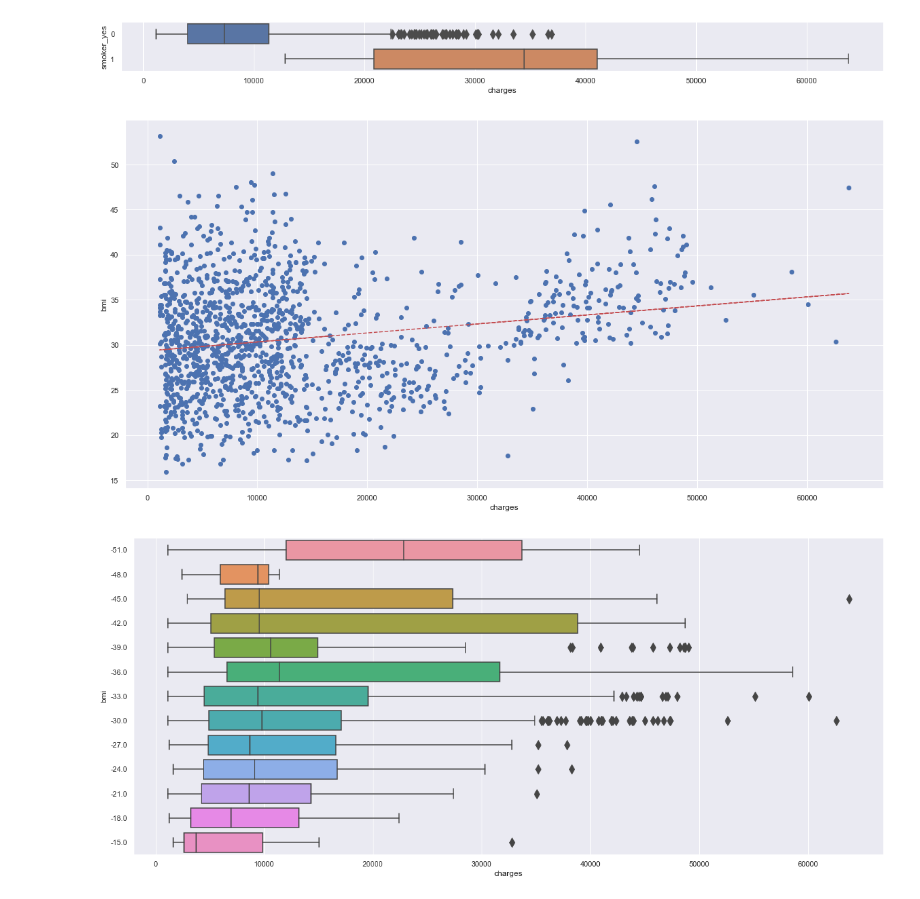
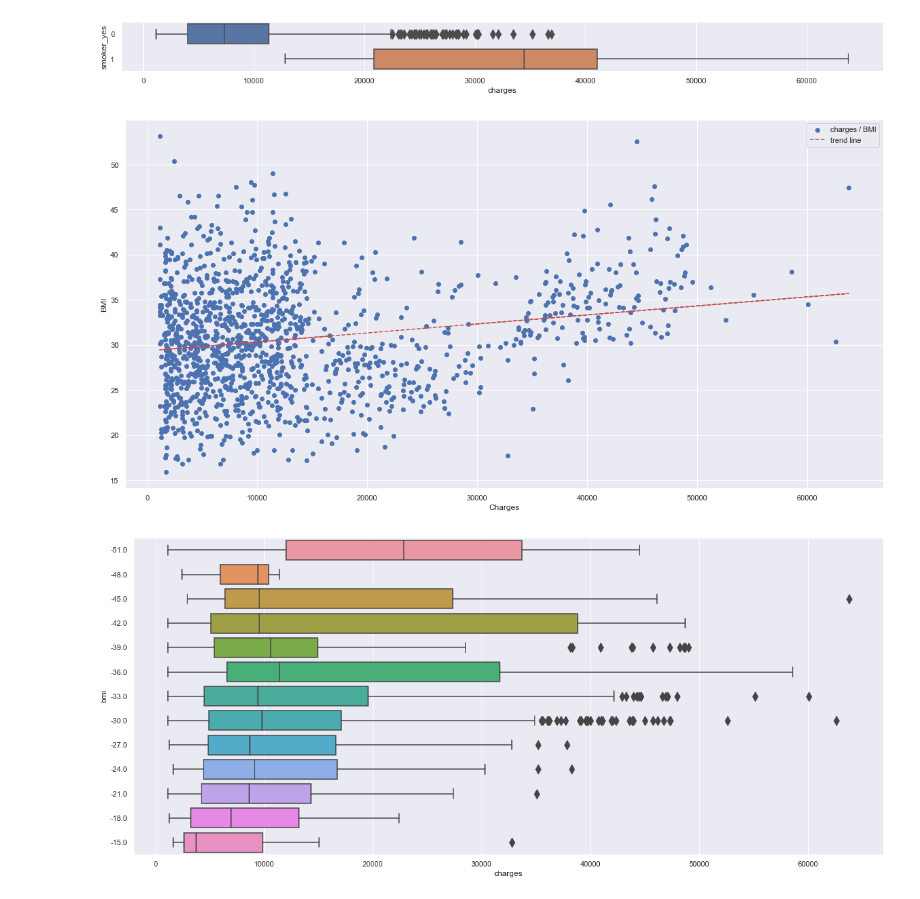
Before and after one commit to infoshareacademy/jdszr6-grupa-bez-nazwy, a Jupyter notebook: ML_project/ML-ubezpieczenia_zdrowotne_202205232213.ipynb, the cells around one changed output. Saved outputs shown, nothing was run; the diff lists cells and outputs as text; code cells hidden in the pictures.

```diff
--- a/ML_project/ML-ubezpieczenia_zdrowotne_202205232213.ipynb
+++ b/ML_project/ML-ubezpieczenia_zdrowotne_202205232213.ipynb
@@ -151,17 +150,18 @@ plot_boxes(file["charges"], file["smoker_yes"])
 # %%
 import numpy as np
 
 sns.set(rc={'figure.figsize':(20,10)})
 y = file["bmi"]
 x = file["charges"]
 plt.scatter(x, y)
-plt.ylabel("bmi")
-plt.xlabel("charges")
+plt.ylabel("BMI")
+plt.xlabel("Charges")
 z = np.polyfit(x, y, 1)
 p = np.poly1d(z)
-plt.plot(x,p(x),"r--");
+plt.plot(x,p(x),"r--")
+plt.legend(["charges / BMI","trend line"]);
 # %% [output]
-[figure, old version]
+[figure, new version]
 # %%
 plot_boxes(file["charges"], -(file["bmi"]//3)*3)
 # %% [output]
```
Also changed, not shown: parts of 36 cells of this notebook.
